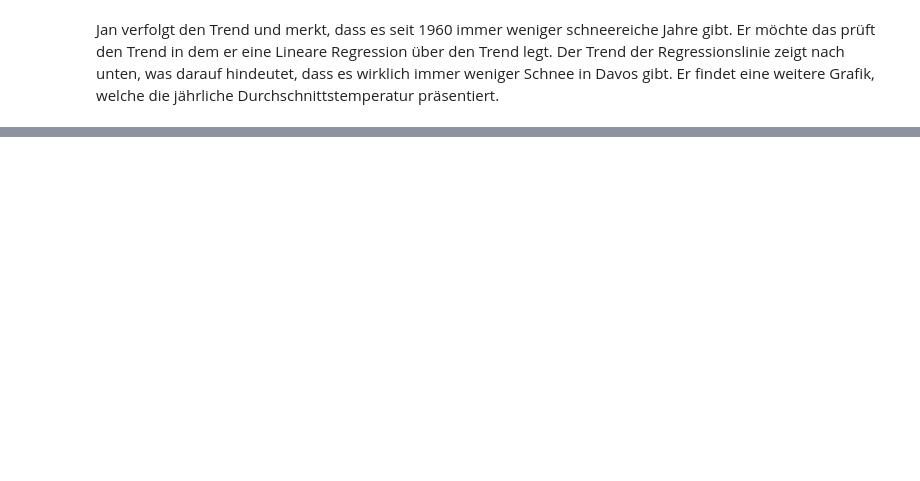
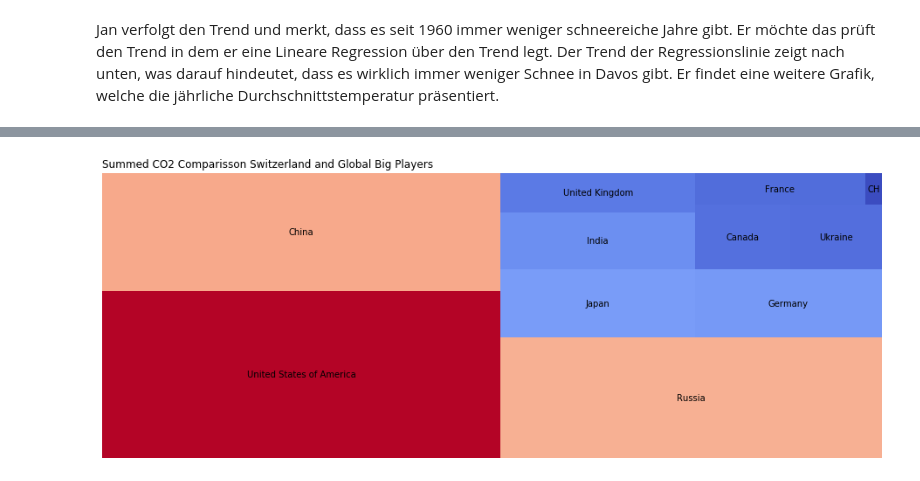
Before and after one commit to kenfus/FS2020-Project-Climate-Change, a Jupyter notebook: storytelling/DataStory.ipynb, the cells around one changed output, grey strips where cells are left out. Drawn from its saved outputs; the diff is of its cells as text; code cells hidden in the pictures; blank space fills up the shorter version.

```diff
--- a/storytelling/DataStory.ipynb
+++ b/storytelling/DataStory.ipynb
@@ -52,0 +34,6 @@ temp_data.index = pd.to_datetime(temp_data.index)
+# %%
+da = DataAccess()
+df_global = da.get_global_data_db()
+df_swiss = da.get_swiss_data_db()
+print(df_global.keys())
+print(df_swiss.keys())
@@ -53,3 +64,6 @@ temp_data.index = pd.to_datetime(temp_data.index)
+# %%
+swiss_precipitation, swiss_snow, swiss_sunshine, swiss_temp = extract_dataframes_swiss(df_swiss)
+temp_data, co2_data = extract_dataframes_global(df_global)
 # %%
 def swiss_places_column_titles(data):
     """Replaces the Header of the swiss data table with only alphabetic chars."""
@@ -69,3 +104,6 @@ swiss_temp = swiss_places_column_titles(swiss_temp)
+# %%
+co2_data = get_continents(co2_data)
+temp_data = get_continents(temp_data)
 # %% [markdown]
 Jan geht jeden Winter  zu seiner Grossmutter in die Skiferien nach Davos. Seine Grossmutter lebt bereits ihr ganzes Leben im Davoser-Dorf. Immer wieder tönt sie an, es gäbe von Jahr zu Jahr immer weniger Schnee im Dorf und auch im Skigebiet. Hat sich seine Grossmutter das nur ausgedacht oder steckt da wirklich einen Funken Wahrheit dahinter.
 Jan ist sehr faktenorientiert und möchte sich dies einmal genauer ansehen. Er recherchiert...
@@ -132,0 +388,29 @@ Jan verfolgt den Trend und merkt, dass es seit 1960 immer weniger schneereiche J
+# %%
+import matplotlib.pyplot as plt
+import matplotlib
+import squarify
+
+def tree_map_co2(data):
+    data = data.copy()
+    data = data.groupby('country').sum()
+    data_swiss = data[data.index == 'Switzerland']
+    data_swiss.index = ['CH']
+    top_players = data.sort_values('co2', ascending=False).iloc[:10]
+    top_players = pd.concat([top_players, data_swiss], axis=0)
+
+    # Plotting
+    cmap = matplotlib.cm.coolwarm
+    mini=min(top_players['co2'])
+    maxi=max(top_players['co2'])
+    norm = matplotlib.colors.Normalize(vmin=mini, vmax=maxi)
+    colors = [cmap(norm(value)) for value in top_players['co2']]
+
+    fig, ax = plt.subplots(figsize=(16,6))
+    squarify.plot(sizes=top_players['co2'] , label=top_players.index, color=colors)
+    plt.title('Summed CO2 Comparisson Switzerland and Global Big Players', loc='left')
+    plt.axis('off')
+    plt.show()
+
+tree_map_co2(co2_data)
+# %% [output]
+[figure, added]
```
Also changed, not shown: parts of 21 cells of this notebook.
